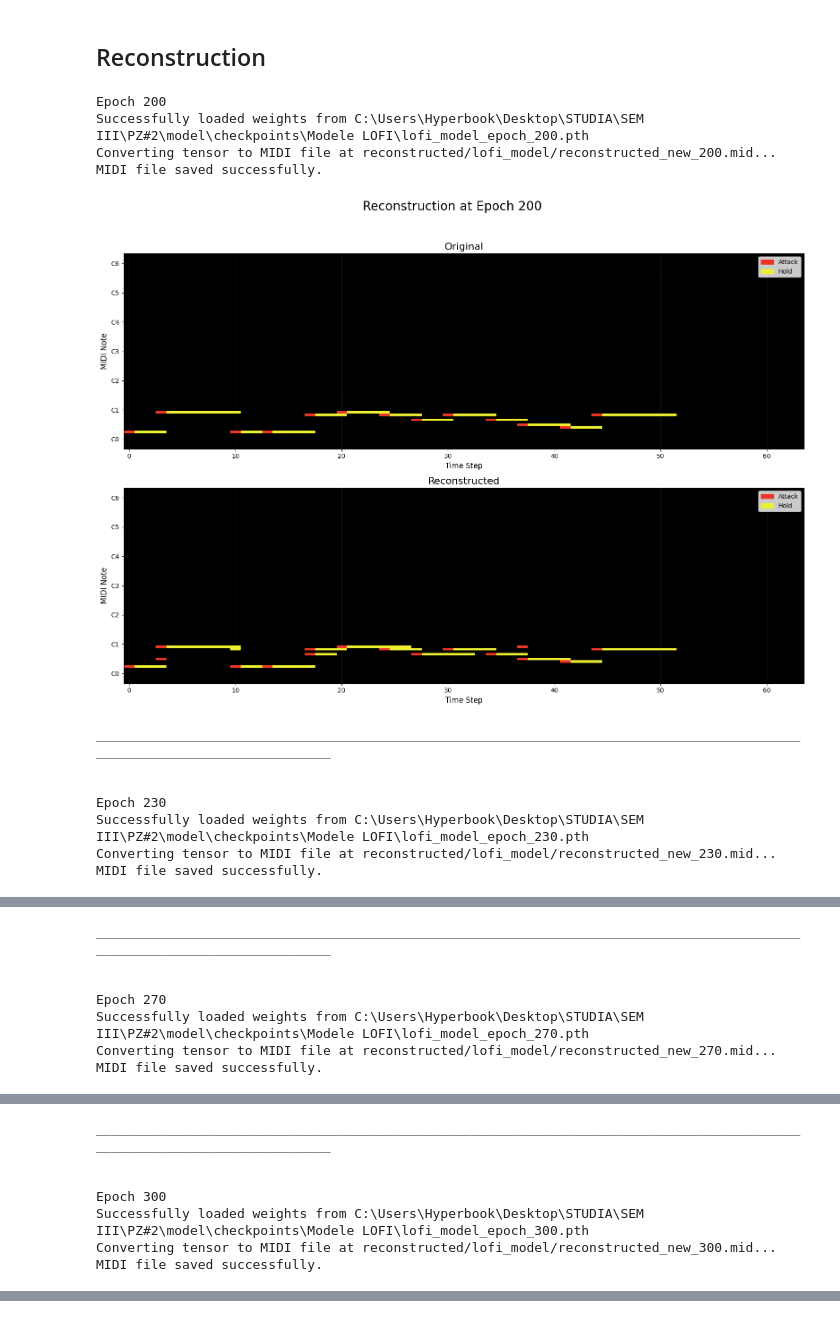
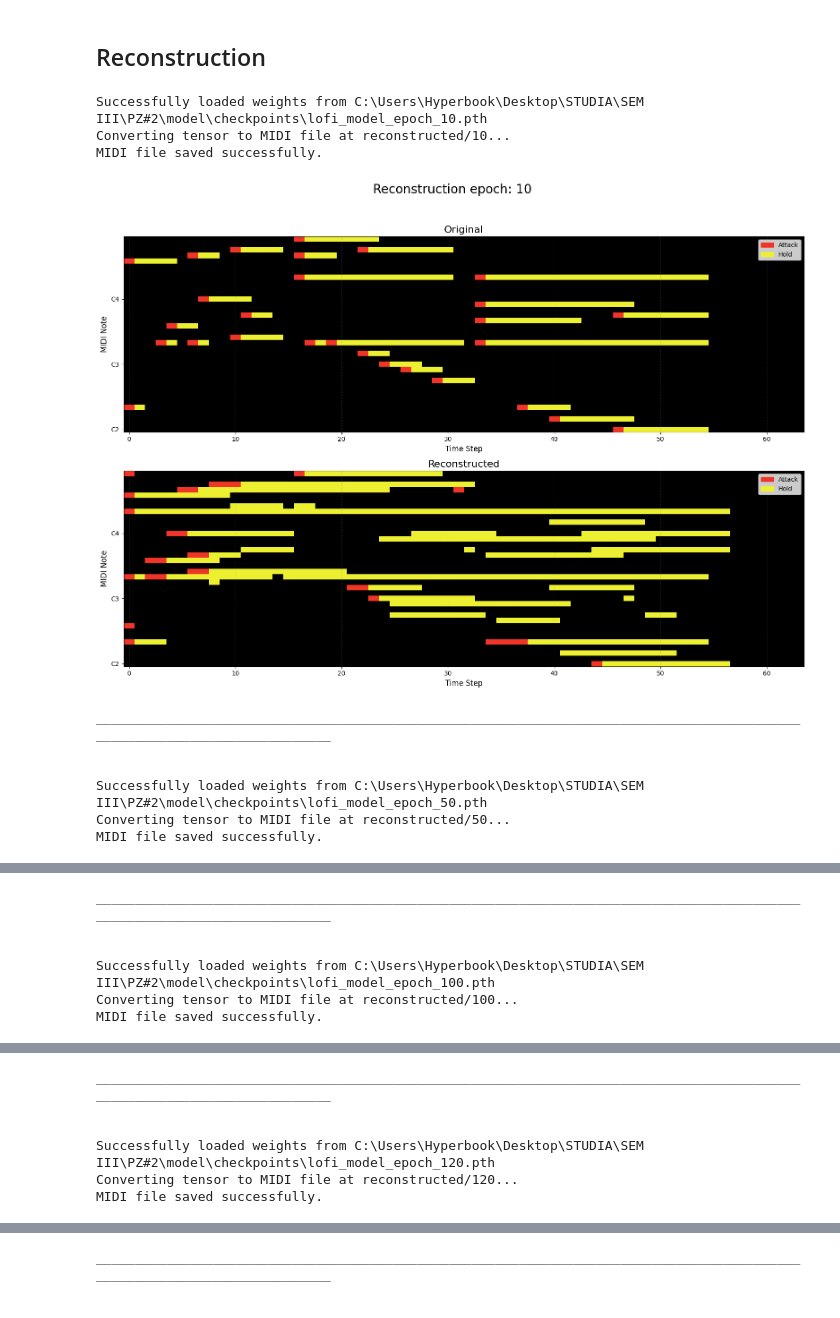
Before and after one commit to ziemmi13/Lofi-MIDI-VAE-generator, a Jupyter notebook: model/Reconstruct.ipynb, the cells around one changed output, grey strips where cells are left out. Saved outputs shown, nothing was run; the diff lists cells and outputs as text; code cells hidden in the pictures.

Commit message:
Finished training on maestro dataset

```diff
--- a/model/Reconstruct.ipynb
+++ b/model/Reconstruct.ipynb
@@ -31,37 +29,34 @@ KeyboardInterrupt:
 # %%
 from matplotlib import pyplot as plt
 
-for epoch in [200, 230, 270, 300, 320]:
-    print(f"Epoch {epoch}")
+for epoch in [10, 50, 100, 120, 130, 135]:
     model = LofiModel()
-    model.load_weights(rf"C:\Users\Hyperbook\Desktop\STUDIA\SEM III\PZ#2\model\checkpoints\Modele LOFI\lofi_model_epoch_{epoch}.pth")
-    original_sequence_tensor, _ = dataset[epoch]
+    model.load_weights(rf"C:\Users\Hyperbook\Desktop\STUDIA\SEM III\PZ#2\model\checkpoints\lofi_model_epoch_{epoch}.pth")
+    original_sequence_tensor, _ = dataset[90]
     # print(f"Processing file: {file_name}")
-    reconstructions = model.reconstruct(original_sequence_tensor, output_path=f"reconstructed/lofi_model/reconstructed_new_{epoch}.mid")
+    reconstructions = model.reconstruct(original_sequence_tensor, output_path=f"reconstructed/{epoch}")
 
     fig, axes = plt.subplots(2, 1, figsize=(16, 12))
-    fig.suptitle(f"Reconstruction at Epoch {epoch}", fontsize=20)
+    fig.suptitle(f"Reconstruction epoch: {epoch}", fontsize=20)
 
     MidiDataset.visualize(original_sequence_tensor, title="Original", ax=axes[0], show_plot=False)
     MidiDataset.visualize(reconstructions, title="Reconstructed", ax=axes[1], show_plot=False)
 
     plt.tight_layout(rect=[0, 0.03, 1, 0.95])
 
     display(fig)
     plt.close(fig)
 
     print(60*"__"+"\n")
     print()
 # %% [output]
-Epoch 200
-Successfully loaded weights from C:\Users\Hyperbook\Desktop\STUDIA\SEM III\PZ#2\model\checkpoints\Modele LOFI\lofi_model_epoch_200.pth
-Converting tensor to MIDI file at reconstructed/lofi_model/reconstructed_new_200.mid...
+Successfully loaded weights from C:\Users\Hyperbook\Desktop\STUDIA\SEM III\PZ#2\model\checkpoints\lofi_model_epoch_10.pth
+Converting tensor to MIDI file at reconstructed/10...
 MIDI file saved successfully.
-[figure, old version]
+[figure, new version]
 ________________________________________________________________________________________________________________________
 
 
-Epoch 230
-Successfully loaded weights from C:\Users\Hyperbook\Desktop\STUDIA\SEM III\PZ#2\model\checkpoints\Modele LOFI\lofi_model_epoch_230.pth
-Converting tensor to MIDI file at reconstructed/lofi_model/reconstructed_new_230.mid...
+Successfully loaded weights from C:\Users\Hyperbook\Desktop\STUDIA\SEM III\PZ#2\model\checkpoints\lofi_model_epoch_50.pth
+Converting tensor to MIDI file at reconstructed/50...
 MIDI file saved successfully.
@@ -69,7 +64,6 @@ MIDI file saved successfully.
 ________________________________________________________________________________________________________________________
 
 
-Epoch 270
-Successfully loaded weights from C:\Users\Hyperbook\Desktop\STUDIA\SEM III\PZ#2\model\checkpoints\Modele LOFI\lofi_model_epoch_270.pth
-Converting tensor to MIDI file at reconstructed/lofi_model/reconstructed_new_270.mid...
+Successfully loaded weights from C:\Users\Hyperbook\Desktop\STUDIA\SEM III\PZ#2\model\checkpoints\lofi_model_epoch_100.pth
+Converting tensor to MIDI file at reconstructed/100...
 MIDI file saved successfully.
@@ -77,7 +71,6 @@ MIDI file saved successfully.
 ________________________________________________________________________________________________________________________
 
 
-Epoch 300
-Successfully loaded weights from C:\Users\Hyperbook\Desktop\STUDIA\SEM III\PZ#2\model\checkpoints\Modele LOFI\lofi_model_epoch_300.pth
-Converting tensor to MIDI file at reconstructed/lofi_model/reconstructed_new_300.mid...
+Successfully loaded weights from C:\Users\Hyperbook\Desktop\STUDIA\SEM III\PZ#2\model\checkpoints\lofi_model_epoch_120.pth
+Converting tensor to MIDI file at reconstructed/120...
 MIDI file saved successfully.
@@ -93,0 +92 @@ ________________________________________________________________________________
+________________________________________________________________________________________________________________________
```
Also changed, not shown: parts of 3 cells of this notebook, 4 other files.
